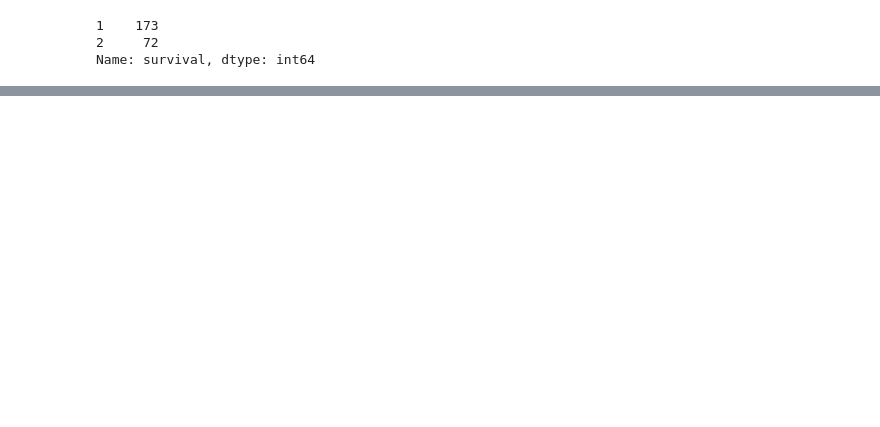
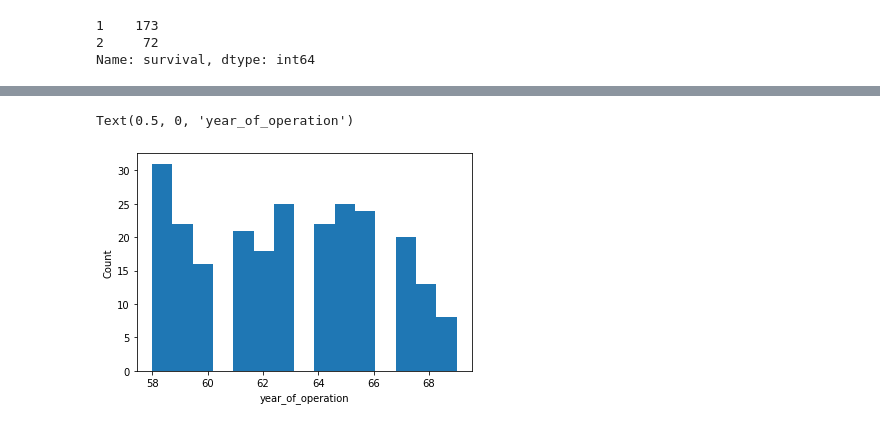
Before and after one commit to vaidhyesh1/Machine-Learning-HW, a Jupyter notebook: HW1.ipynb, the cells around one changed output, grey strips where cells are left out. Cells and saved outputs as stored; diff of their text form; code cells hidden in the pictures; blank space fills up the shorter version.

```diff
--- a/HW1.ipynb
+++ b/HW1.ipynb
@@ -25,0 +30,7 @@ Name: survival, dtype: int64
+# %%
+plt.hist(df_train['year_of_operation'].to_list(),bins = 15)
+plt.ylabel('Count')
+plt.xlabel('year_of_operation')
+# %% [output]
+Text(0.5, 0, 'year_of_operation')
+[figure, added]
```
Also changed, not shown: parts of 6 cells of this notebook.
